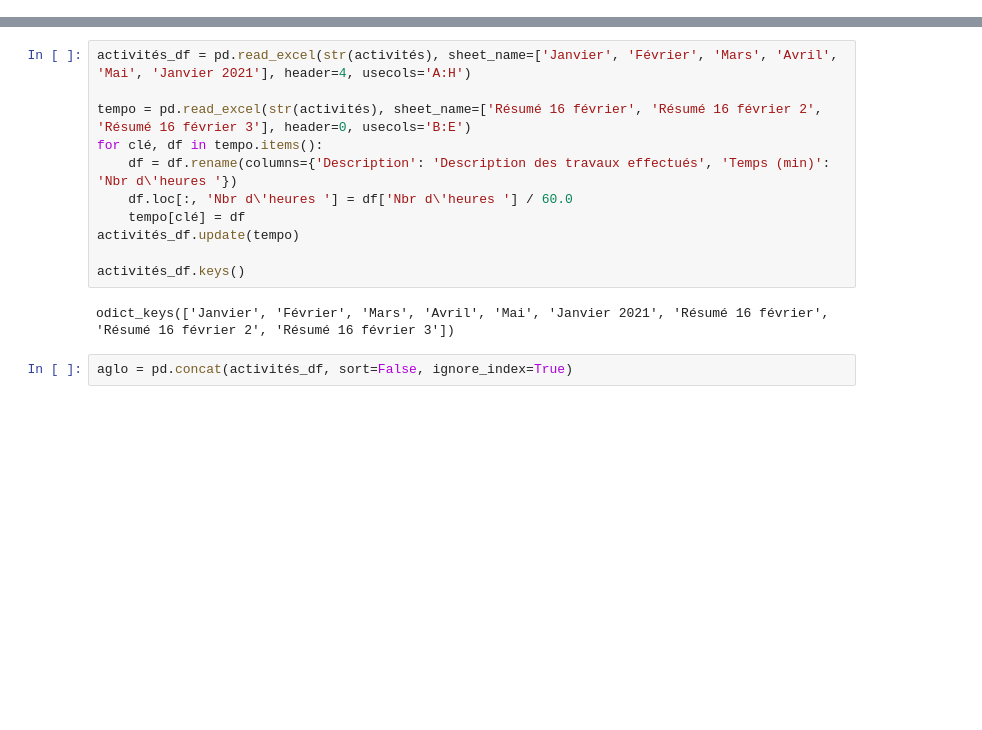
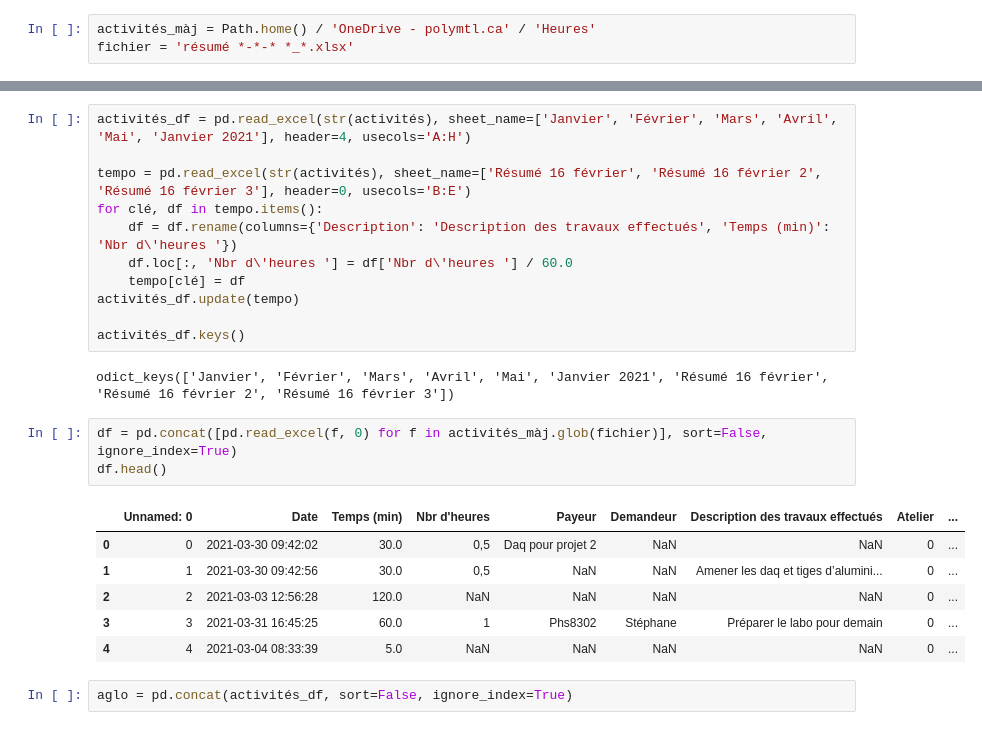
Before and after one commit to ejetzer/gestion-des-heures, a Jupyter notebook: Atelier.ipynb, the cells around one changed output, grey strips where cells are left out. Saved outputs shown, nothing was run; the diff lists cells and outputs as text; blank space fills up the shorter version.

Commit message:
Actualisation du script des heures de l'atelier

```diff
--- a/Atelier.ipynb
+++ b/Atelier.ipynb
@@ -8,3 +8,6 @@ racine = Path.home()
 heures = racine / 'OneDrive - polymtl.ca' / 'Heures' / '2020-2021'
 activités = heures / '2020-2021 Feuille de temps manuelle.xlsx'
 banque = heures / 'CalendrierTemps-2020-2021 Émile_Jetzer.xlsx'
+# %%
+activités_màj = Path.home() / 'OneDrive - polymtl.ca' / 'Heures'
+fichier = 'résumé *-*-* *_*.xlsx'
@@ -29,6 +39,16 @@ activités_df.update(tempo)
 activités_df.keys()
 # %% [output]
 odict_keys(['Janvier', 'Février', 'Mars', 'Avril', 'Mai', 'Janvier 2021', 'Résumé 16 février', 'Résumé 16 février 2', 'Résumé 16 février 3'])
+# %%
+df = pd.concat([pd.read_excel(f, 0) for f in activités_màj.glob(fichier)], sort=False, ignore_index=True)
+df.head()
+# %% [output]
+|  | Unnamed: 0 | Date | Temps (min) | Nbr d'heures | Payeur | Demandeur | Description des travaux effectués | Atelier | ... |
+| 0 | 0 | 2021-03-30 09:42:02 | 30.0 | 0,5 | Daq pour projet 2 | NaN | NaN | 0 | ... |
+| 1 | 1 | 2021-03-30 09:42:56 | 30.0 | 0,5 | NaN | NaN | Amener les daq et tiges d’alumini... | 0 | ... |
+| 2 | 2 | 2021-03-03 12:56:28 | 120.0 | NaN | NaN | NaN | NaN | 0 | ... |
+| 3 | 3 | 2021-03-31 16:45:25 | 60.0 | 1 | Phs8302 | Stéphane | Préparer le labo pour demain | 0 | ... |
+| 4 | 4 | 2021-03-04 08:33:39 | 5.0 | NaN | NaN | NaN | NaN | 0 | ... |
 # %%
 aglo = pd.concat(activités_df, sort=False, ignore_index=True)
 # %%
```
Also changed, not shown: parts of 6 cells of this notebook, 3 other files.
